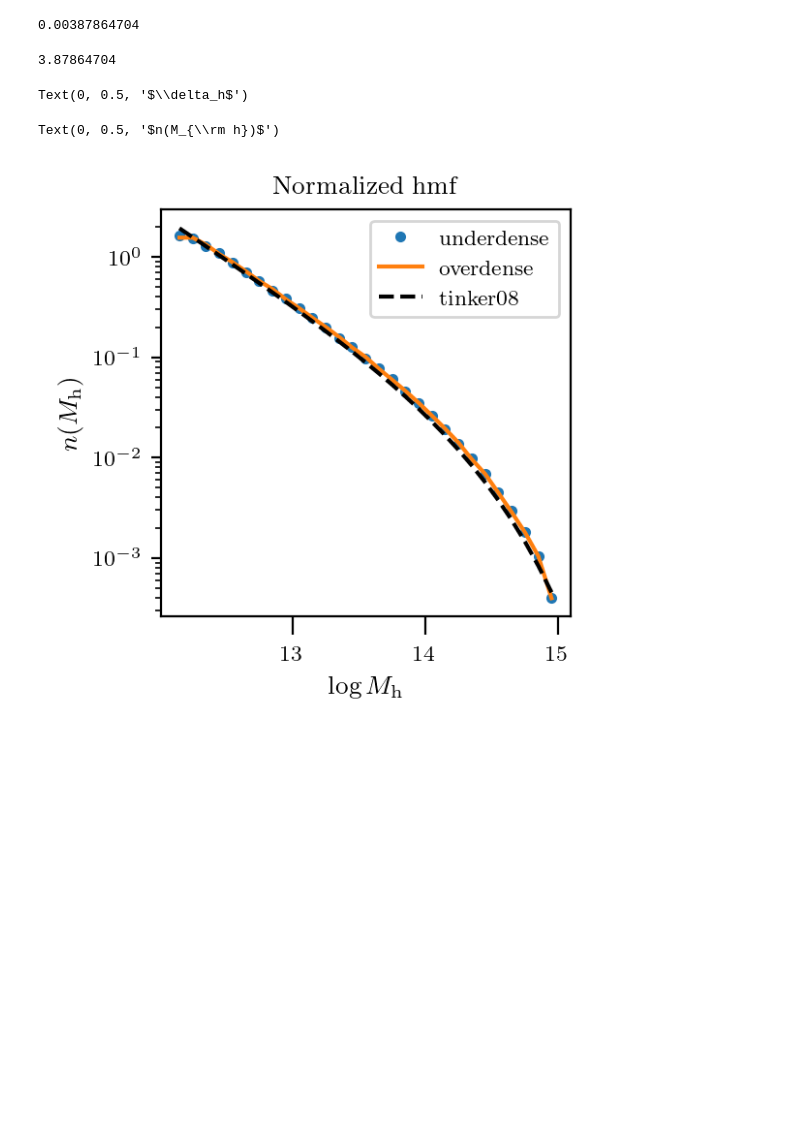
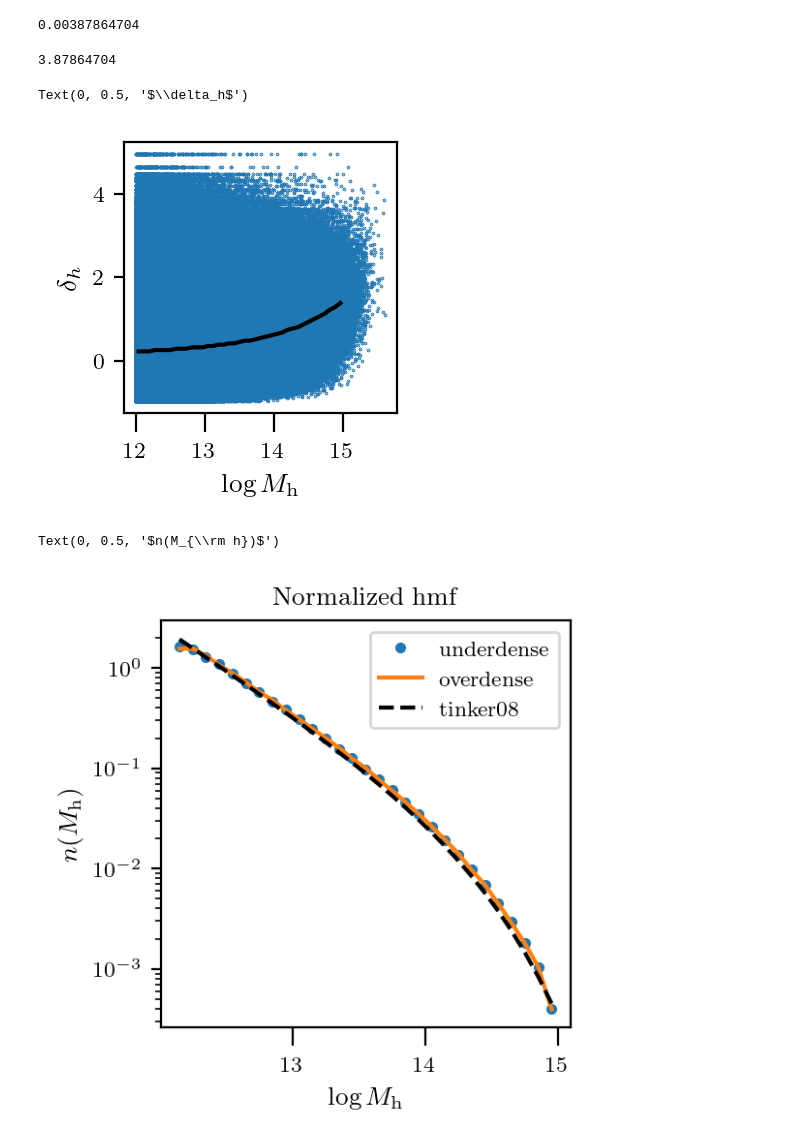
Before and after one commit to divyarana-cosmo/halo_bias, a Jupyter notebook: hmf_environment_dep.ipynb, the cells around one changed output. Drawn from its saved outputs; the diff is of its cells as text; code cells hidden in the pictures; blank space fills up the shorter version.

```diff
--- a/hmf_environment_dep.ipynb
+++ b/hmf_environment_dep.ipynb
@@ -67,17 +67,18 @@ deltaarr = delta[uqinv]
 # %%
 from scipy import stats
 bins = np.linspace(12,15,40)
 plt.subplot(3,3,1)
 plt.scatter(np.log10(dat['mvir']), deltaarr,s=0.1)
 bin_medians, bin_edges, binnumber = stats.binned_statistic(np.log10(dat['mvir']), deltaarr,statistic='median', bins=bins)
 bin_width = (bin_edges[1] - bin_edges[0])
 bin_centers = bin_edges[1:] - bin_width/2
-plt.plot(bin_centers, bin_medians,'k-', label='median')
-plt.legend()
+plt.plot(bin_centers, bin_medians,'k-')
+#plt.legend()
 plt.xlabel(r'$\log M_{\rm h}$')
 plt.ylabel(r'$\delta_h$')
 # %% [output]
 Text(0, 0.5, '$\\delta_h$')
+[figure, added]
 # %%
 from scipy.interpolate import interp1d
 #print(bin_centers)
```
Also changed, not shown: parts of 2 cells of this notebook.
